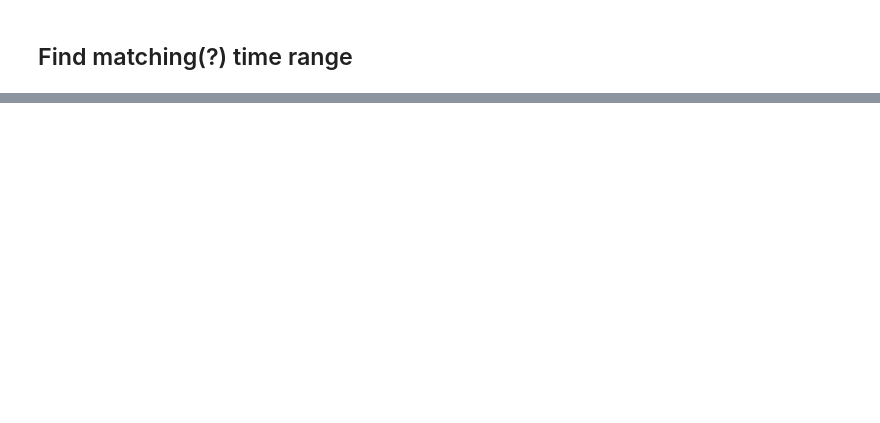
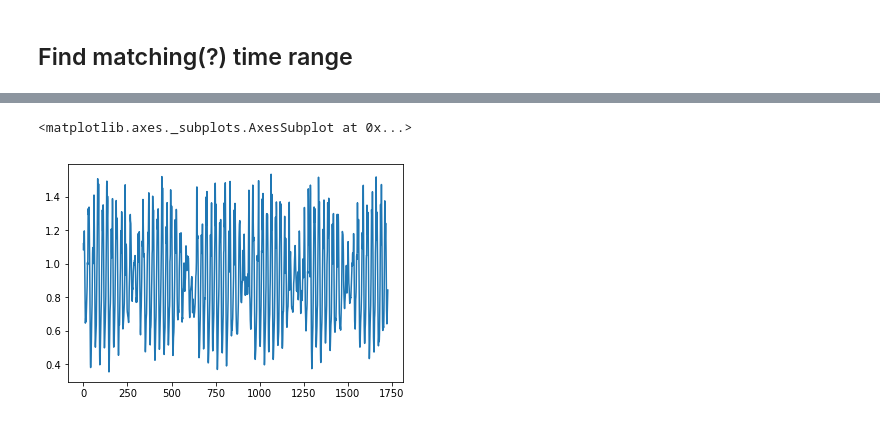
Before and after one commit to kamshee/CIS-PD_Curation, a Jupyter notebook: Correlate Watch Timestamps w MC10.ipynb, the cells around one changed output, grey strips where cells are left out. Saved outputs shown, nothing was run; the diff lists cells and outputs as text; code cells hidden in the pictures; blank space fills up the shorter version.

```diff
--- a/Correlate Watch Timestamps w MC10.ipynb
+++ b/Correlate Watch Timestamps w MC10.ipynb
@@ -13,3 +15,2 @@ pd.read_hdf('//FS2.smpp.local\\RTO\\CIS-PD MUSC\\decoded_forms\\form501.h5')
 # %%
-# 1004, trial 1, walking
-Watch = pd.read_csv('//FS2.smpp.local\\RTO\\CIS-PD Study\\MJFF Curation\\TaskAcc\\1004_1_Wlkg.csv')
+watchfile = '//FS2.smpp.local\\RTO\\CIS-PD Study\\MJFF Curation\\TaskAcc\\1004_1_Wlkg.csv'
@@ -18,4 +17,7 @@ Watch.head(5)
 # %%
+# 1004, trial 1, walking
+Watch = pd.read_csv(watchfile)
+
 # convert timestamp to datetime type
 Watch['timestamp'] = pd.to_datetime(Watch['timestamp'])
 # %%
@@ -183,0 +181,5 @@ lag = np.argmax(correlate(A, B))
+# %%
+Watch['x'].plot()
+# %% [output]
+<matplotlib.axes._subplots.AxesSubplot at 0x...>
+[figure, added]
```
Also changed, not shown: parts of 83 cells of this notebook.
